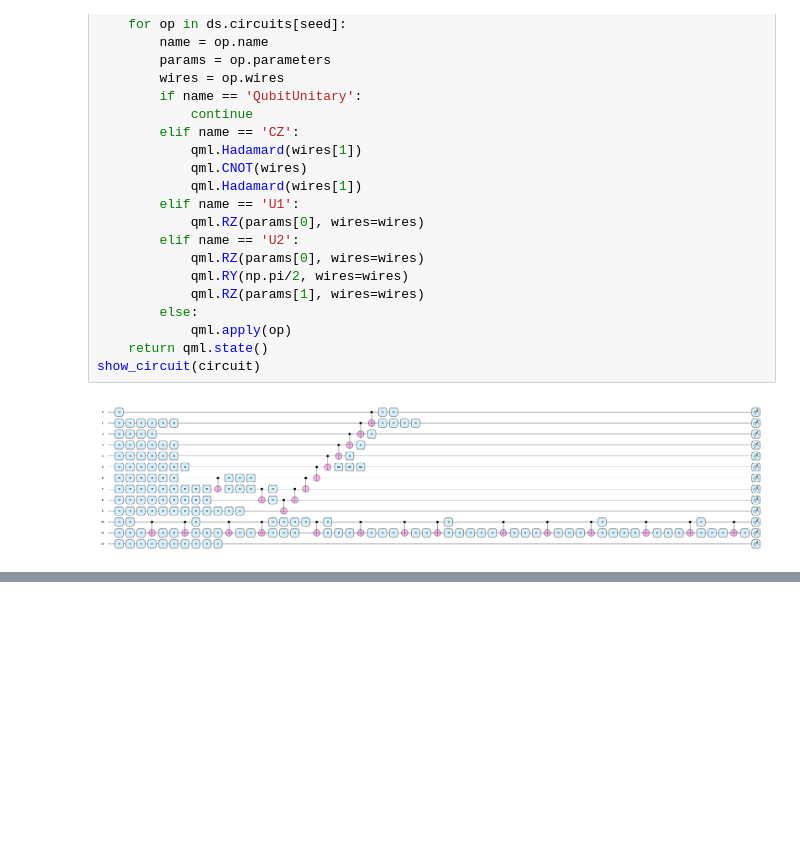
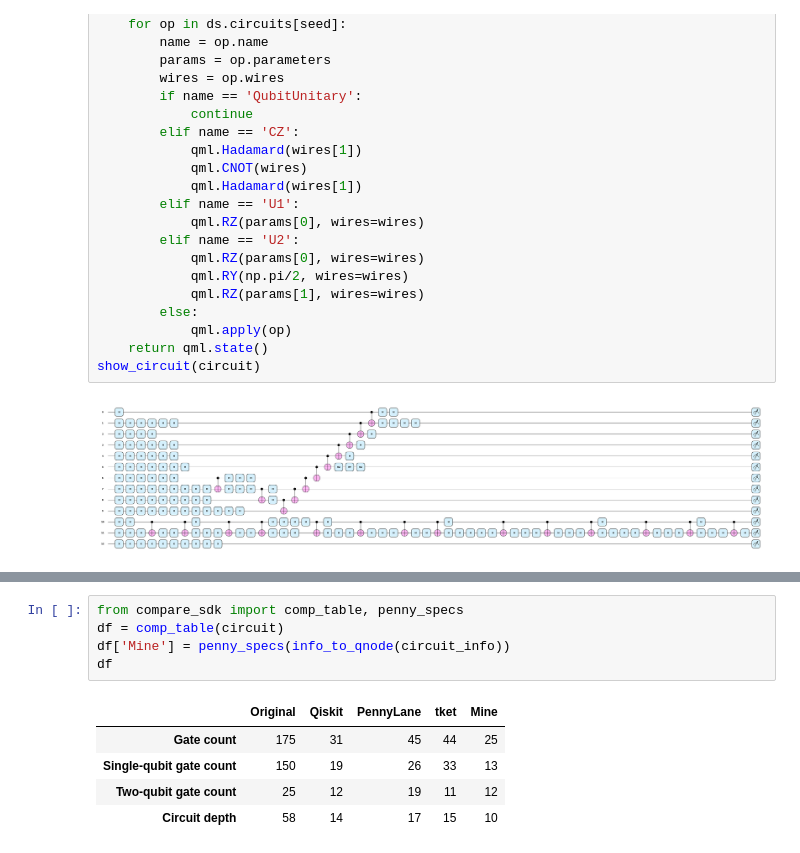
Before and after one commit to 24shiny/Exact-template-matching-using-attributed-DAGs, a Jupyter notebook: pipeline_opt_rl.ipynb, the cells around one changed output, grey strips where cells are left out. Cells and saved outputs as stored; diff of their text form; blank space fills up the shorter version.

```diff
--- a/pipeline_opt_rl.ipynb
+++ b/pipeline_opt_rl.ipynb
@@ -171 +175,12 @@ Initial gate count: 31
 Best optimized gate count: 25
+# %%
+from compare_sdk import comp_table, penny_specs
+df = comp_table(circuit)
+df['Mine'] = penny_specs(info_to_qnode(circuit_info))
+df
+# %% [output]
+|  | Original | Qiskit | PennyLane | tket | Mine |
+| Gate count | 175 | 31 | 45 | 44 | 25 |
+| Single-qubit gate count | 150 | 19 | 26 | 33 | 13 |
+| Two-qubit gate count | 25 | 12 | 19 | 11 | 12 |
+| Circuit depth | 58 | 14 | 17 | 15 | 10 |
```
Also changed, not shown: parts of 2 cells of this notebook.
